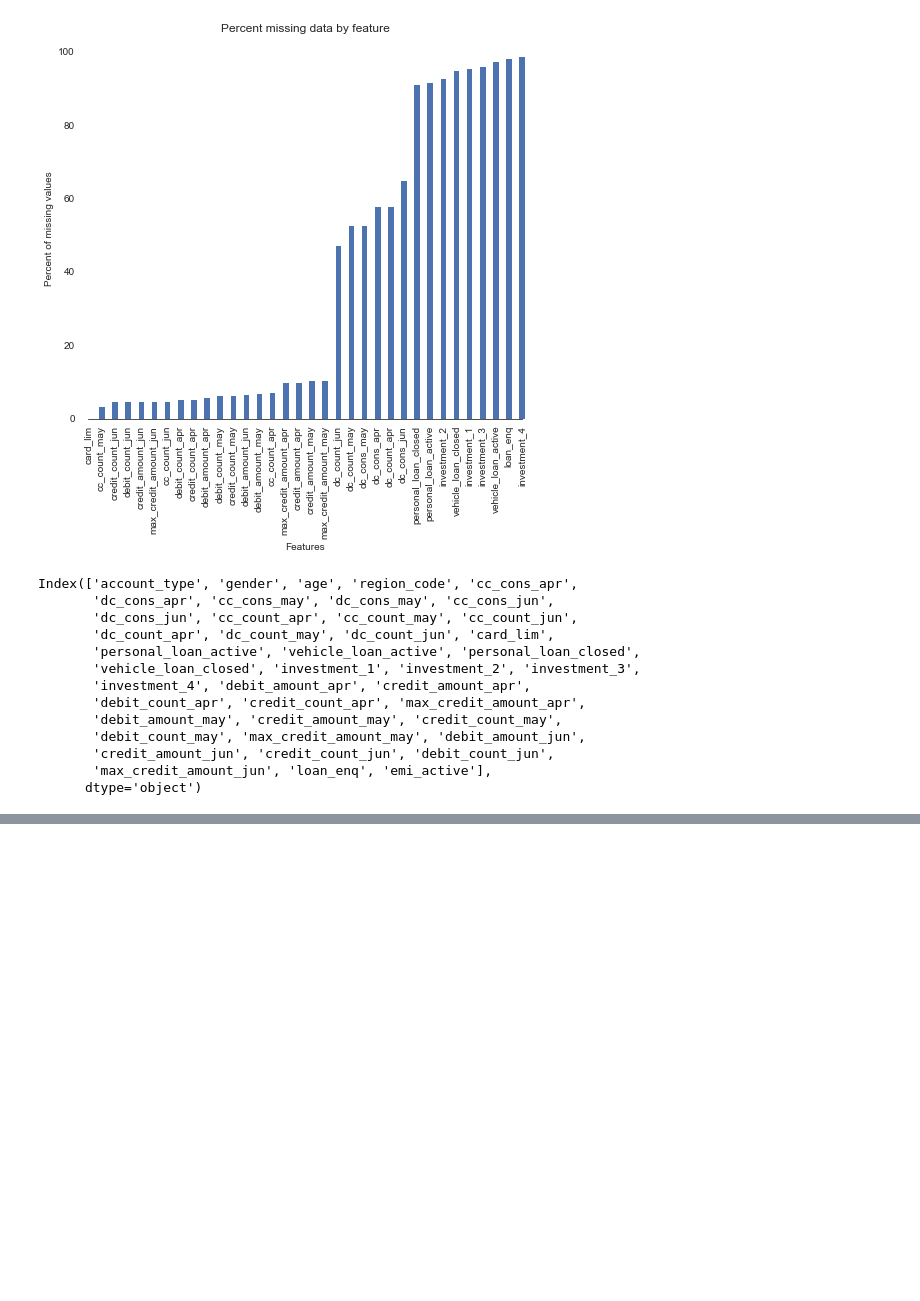
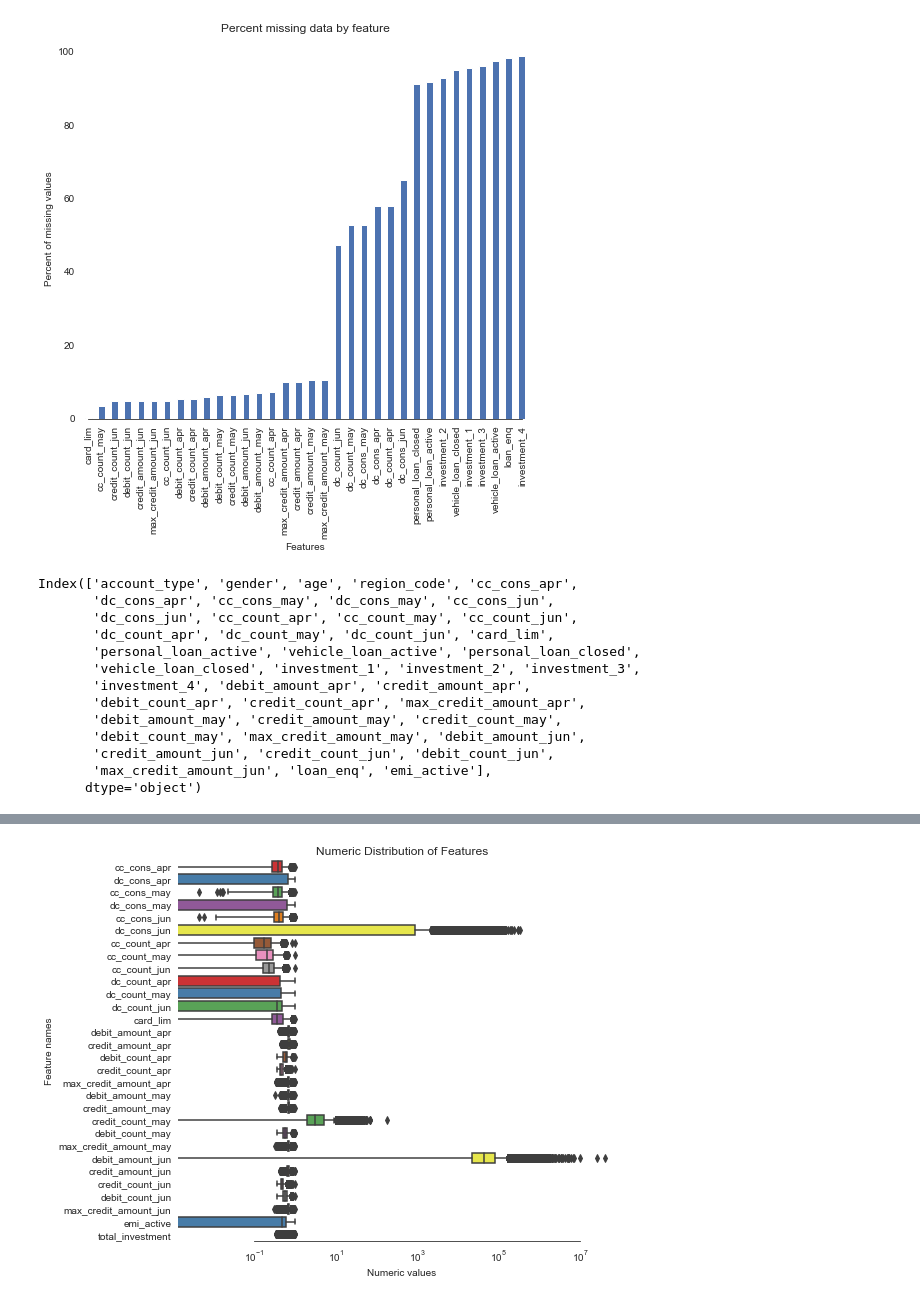
Before and after one commit to EllenZhangYarong/Hackthon_AmExpert_decipHER, a Jupyter notebook: AmExpert.ipynb, the cells around one changed output, grey strips where cells are left out. Cells and saved outputs as stored; diff of their text form; code cells hidden in the pictures; blank space fills up the shorter version.

```diff
--- a/AmExpert.ipynb
+++ b/AmExpert.ipynb
@@ -506,0 +524,10 @@ df_dict
+# %%
+# Find skewed numerical features
+skew_features = all_features[numeric].apply(lambda x: skew(x)).sort_values(ascending=False)
+
+high_skew = skew_features[skew_features >0.5]
+skew_index = high_skew.index
+
+print("There are {} numerical features with Skew > 0.5 :".format(high_skew.shape[0]))
+skewness = pd.DataFrame({'Skew' :high_skew})
+skew_features.head(28)
@@ -506,0 +553,18 @@ df_dict
+# %%
+for i in skew_index:
+
+    log_max = np.log(all_features[i].max())
+    helpful_log_max_root = all_features[i]**(1/log_max)
+    all_features[i] = normalize(helpful_log_max_root)
+# %%
+sns.set_style("white")
+f, ax = plt.subplots(figsize=(8, 7))
+ax.set_xscale("log")
+ax = sns.boxplot(data=all_features[numeric] , orient="h", palette="Set1")
+ax.xaxis.grid(False)
+ax.set(ylabel="Feature names")
+ax.set(xlabel="Numeric values")
+ax.set(title="Numeric Distribution of Features")
+sns.despine(trim=True, left=True)
+# %% [output]
+[figure, added]
```
Also changed, not shown: parts of 97 cells of this notebook, 5 other files.
